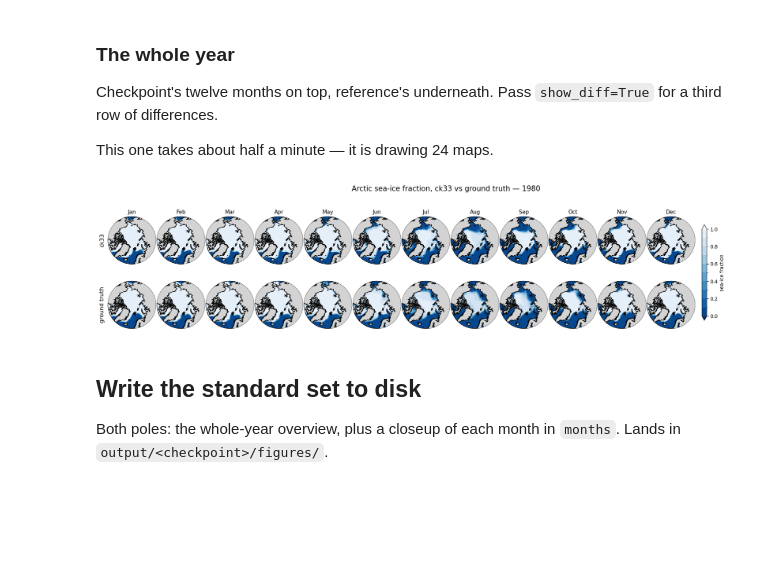
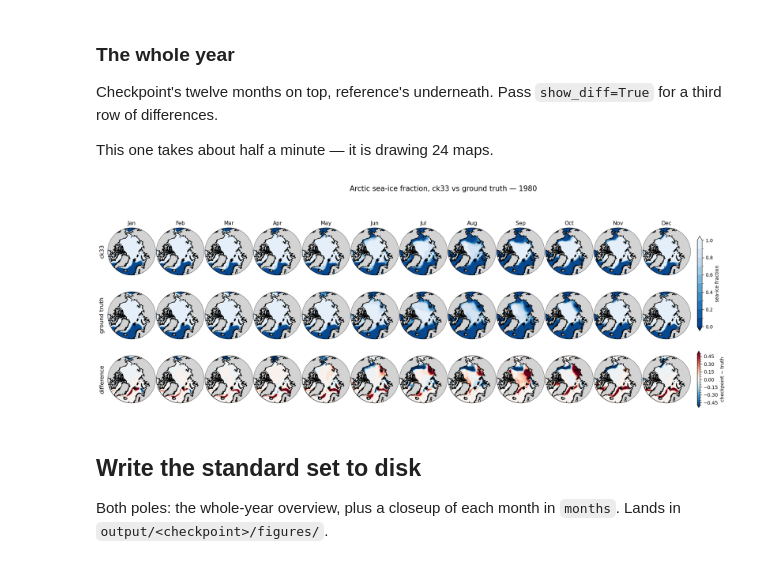
Before and after one commit to tavo7876/atoc_HT, a Jupyter notebook: ice_comparison.ipynb, the cells around one changed output. Saved outputs shown, nothing was run; the diff lists cells and outputs as text; code cells hidden in the pictures; blank space fills up the shorter version.

```diff
--- a/ice_comparison.ipynb
+++ b/ice_comparison.ipynb
@@ -39,12 +47,15 @@ needed to undo CAM's coastal land dilution on the way across.
 # %%
-CASE = 'ck33'      # <- the line you change
-YEAR = 1980
+CASE = "ck33"  # <- the checkpoint
+YEARS = [1980]  # <- the window: two values = inclusive range,
+#    or a list of years, or a bare int
+YEAR = 1980  # <- the single year the maps are drawn for
 
-model = data.load_checkpoint(CASE, years=[YEAR])
-truth = data.load_truth()
+model = data.load_checkpoint(CASE, years=YEARS)
+truth = data.load_truth(years=YEARS)
 
 print(model.sizes)
 print(truth.sizes)
+print("truth stores available:", data.truth_years()[0], "-", data.truth_years()[-1])
 # %% [output]
 Frozen({'nlat': 384, 'nlon': 320, 'time': 12})
 Frozen({'time': 12, 'latitude': 192, 'longitude': 288})
@@ -273,10 +267,10 @@ for a third row of differences.
 
 This one takes about half a minute — it is drawing 24 maps.
 # %%
-fig, axes = plot_poles.plot_year_compare(model, ref, YEAR, 'north')
+fig, axes = plot_poles.plot_year_compare(model, ref, YEAR, "north", show_diff=True)
 plt.show()
 # %% [output]
-[figure, old version]
+[figure, new version]
 # %% [markdown]
 ## Write the standard set to disk
 
```
Also changed, not shown: parts of 16 cells of this notebook, 44 other files.
